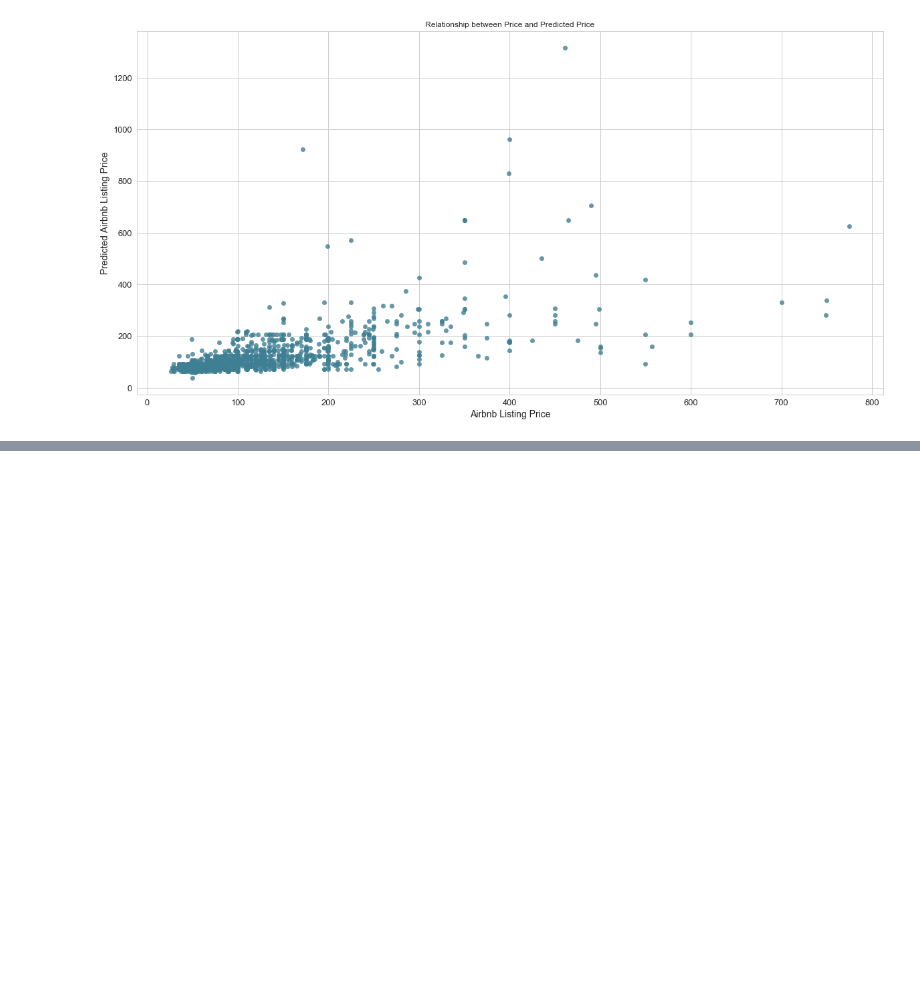
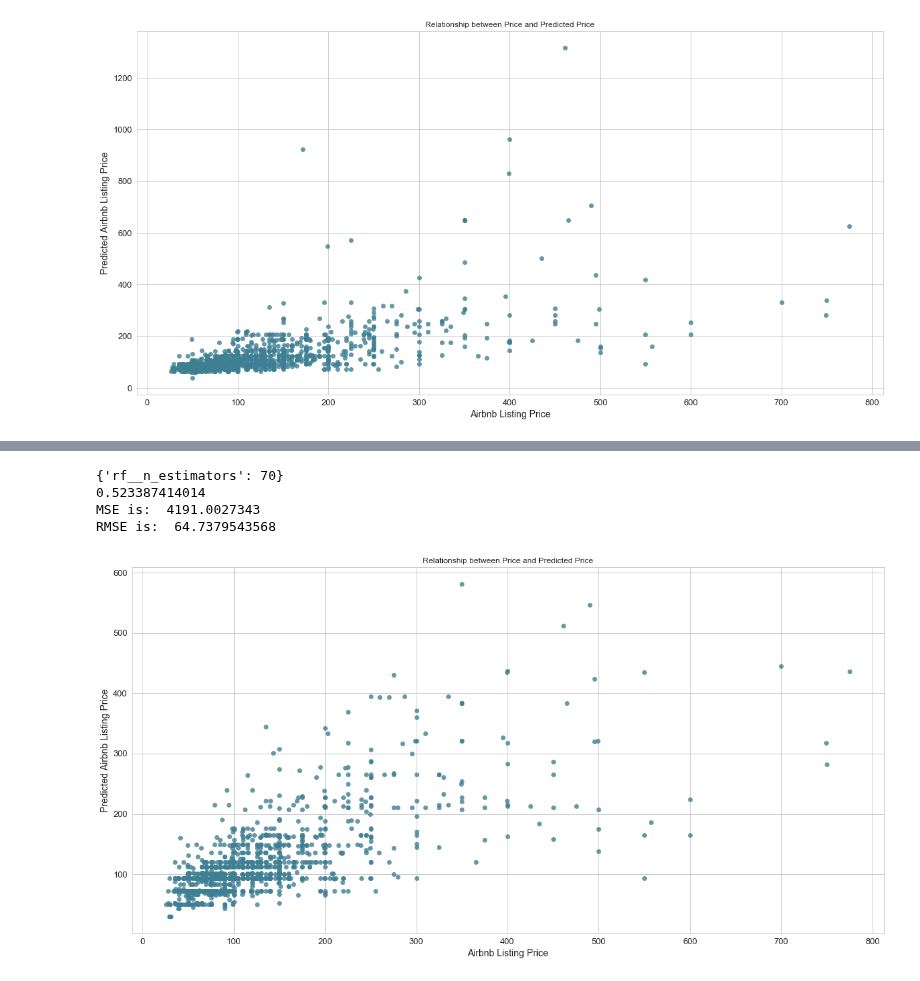
Before and after one commit to nicolechao/springboard-data-science, a Jupyter notebook: Capstone 1/Modeling/modeling.ipynb, the cells around one changed output, grey strips where cells are left out. Cells and saved outputs as stored; diff of their text form; code cells hidden in the pictures; blank space fills up the shorter version.

```diff
--- a/Capstone 1/Modeling/modeling.ipynb
+++ b/Capstone 1/Modeling/modeling.ipynb
@@ -349,0 +421,8 @@ RMSE is:  77.4818529654
+# %%
+random_forest(X, y, True)
+# %% [output]
+{'rf__n_estimators': 70}
+0.523387414014
+MSE is:  4191.0027343
+RMSE is:  64.7379543568
+[figure, added]
```
Also changed, not shown: parts of 18 cells of this notebook.
